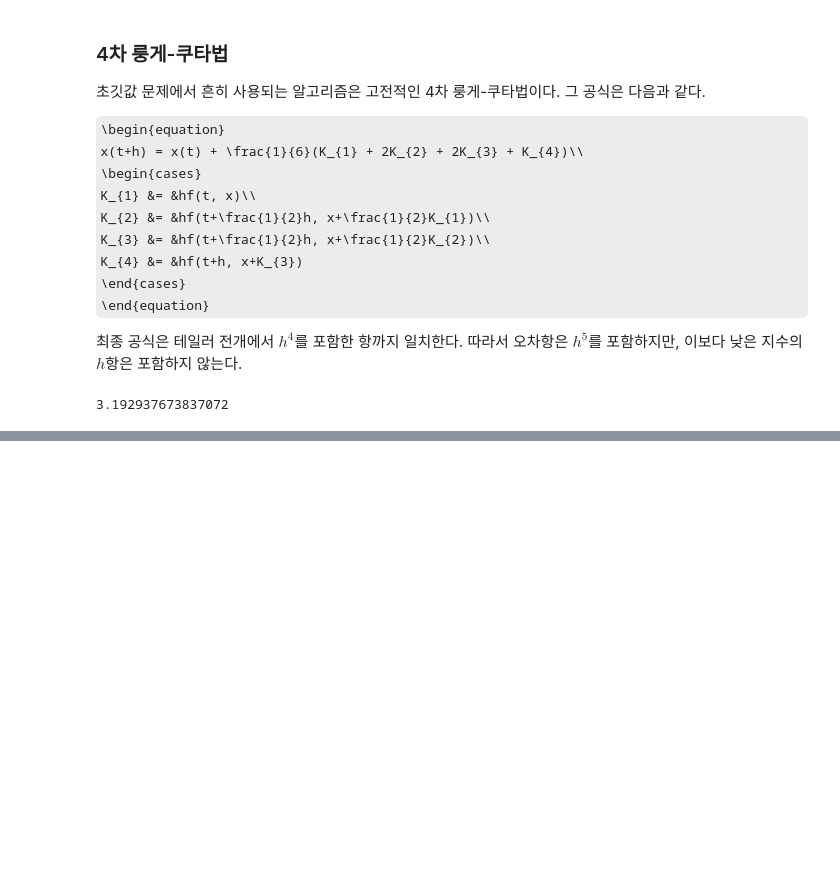
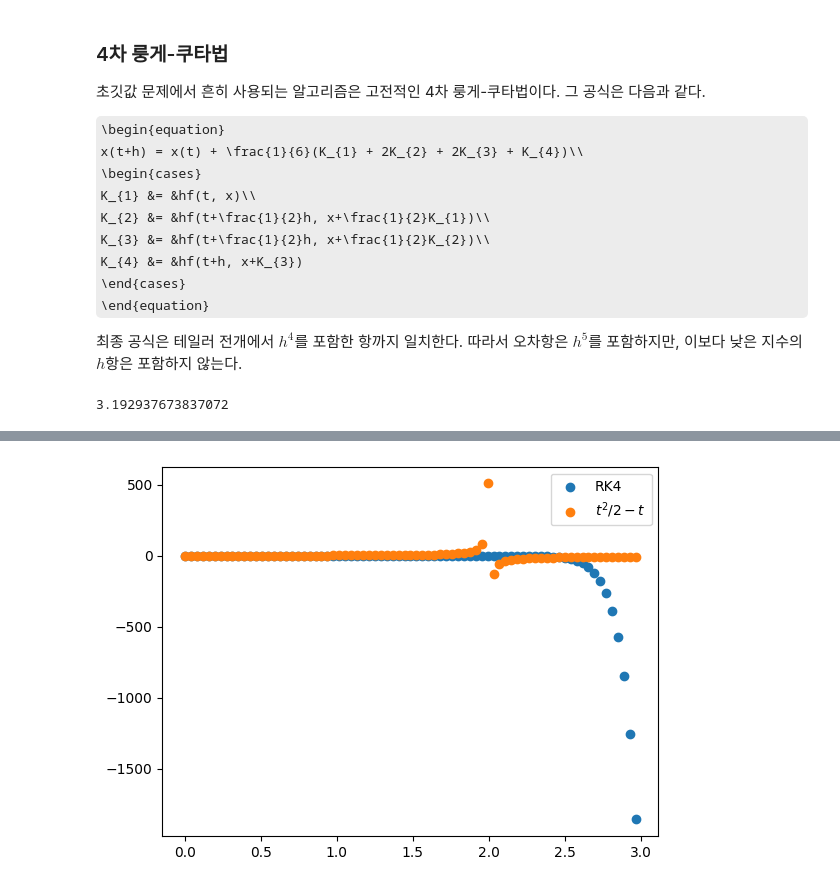
Before and after one commit to tirals88/Numerical-Mathematics-and-Computing, a Jupyter notebook: Chap7_Initial Values Problems.ipynb, the cells around one changed output, grey strips where cells are left out. Saved outputs shown, nothing was run; the diff lists cells and outputs as text; code cells hidden in the pictures; some formulas as TeX source; blank space fills up the shorter version.

```diff
--- a/Chap7_Initial Values Problems.ipynb
+++ b/Chap7_Initial Values Problems.ipynb
@@ -648,0 +648,5 @@ print(approx_a1, '\n', approx_a2)
+# %%
+#5
+
+approx_a1 = RK4((lambda t, x : (10*x + 11*t - 5*(t**2) - 1)), 0, 0, 2**(-8), 3*(2**8))
+approx_a1
@@ -648,0 +667,3 @@ print(approx_a1, '\n', approx_a2)
+# %%
+x_05 = approx_a1.iloc[[10*i for i in range(77)],1].to_numpy()
+x_05
@@ -648,0 +684,10 @@ print(approx_a1, '\n', approx_a2)
+# %%
+y_05 = approx_a1.iloc[[10*i for i in range(77)],2].to_numpy()
+real_05 = [(t**2/(2-t)) for t in x_05]
+
+plt.scatter(x_05, y_05, label='RK4')
+plt.scatter(x_05, real_05, label='$t^{2}/2-t$')
+plt.legend()
+plt.show()
+# %% [output]
+[figure, added]
```
Also changed, not shown: parts of 9 cells of this notebook.
